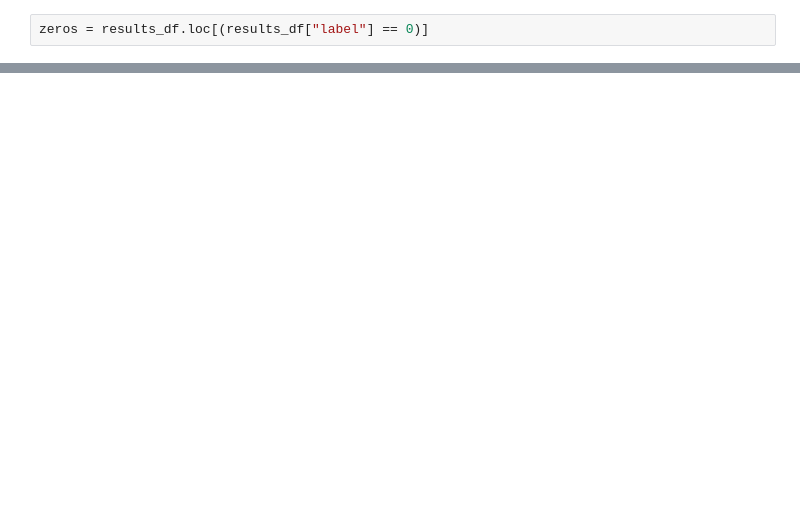
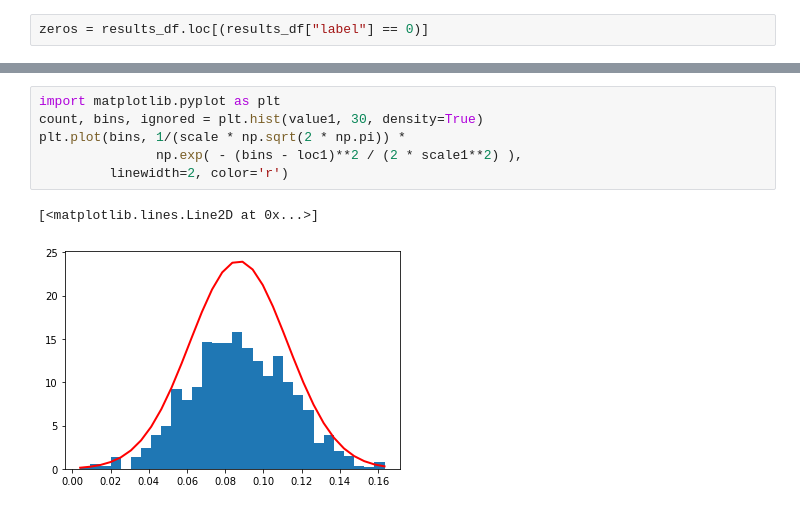
Before and after one commit to Timothy102/ct-ris, a Jupyter notebook: Interpret.ipynb, the cells around one changed output, grey strips where cells are left out. Cells and saved outputs as stored; diff of their text form; blank space fills up the shorter version.

```diff
--- a/Interpret.ipynb
+++ b/Interpret.ipynb
@@ -53,0 +67,9 @@ zeros.mean(), zeros.std()
+# %%
+import matplotlib.pyplot as plt
+count, bins, ignored = plt.hist(value1, 30, density=True)
+plt.plot(bins, 1/(scale * np.sqrt(2 * np.pi)) *
+               np.exp( - (bins - loc1)**2 / (2 * scale1**2) ),
+         linewidth=2, color='r')
+# %% [output]
+[<matplotlib.lines.Line2D at 0x...>]
+[figure, added]
```
Also changed, not shown: parts of 12 cells of this notebook, 1 other file.
